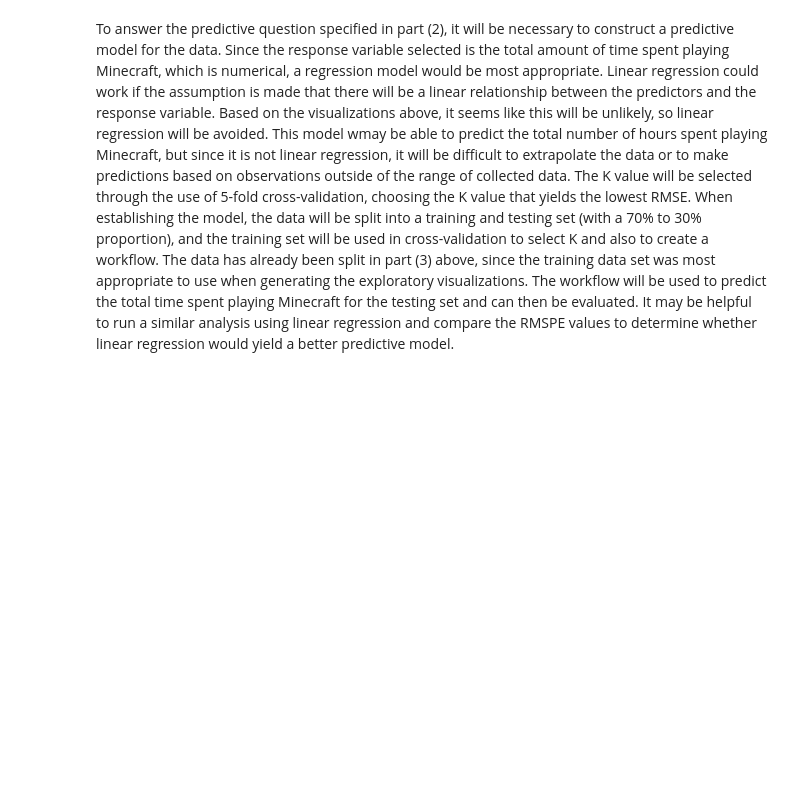
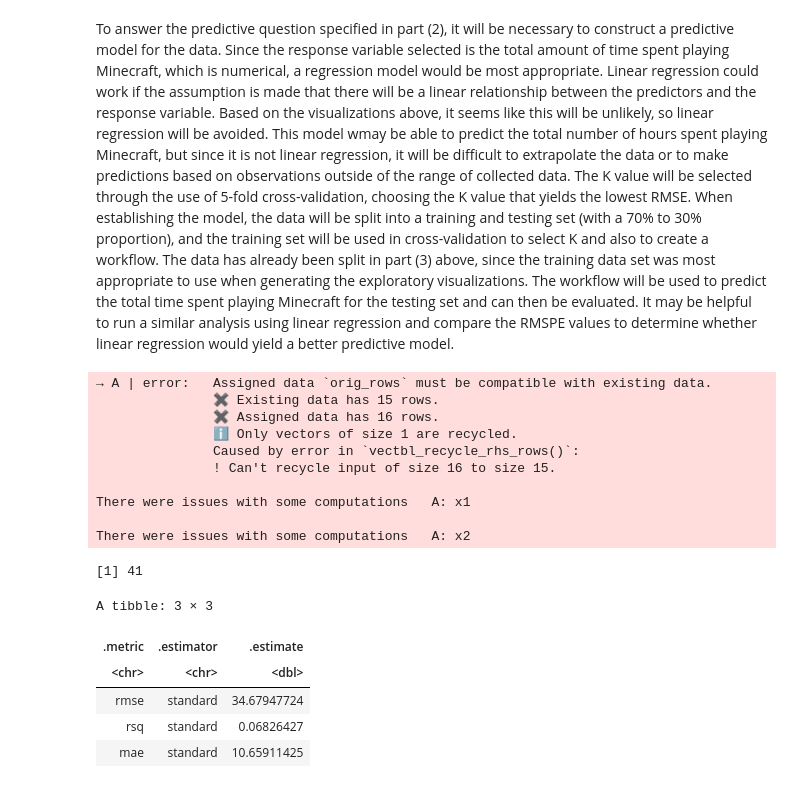
Before and after one commit to lilael-sakhawy/dsci_100_individual_project_planning_stage, a Jupyter notebook: finalproject.ipynb, the cells around one changed output. Saved outputs shown, nothing was run; the diff lists cells and outputs as text; code cells hidden in the pictures; blank space fills up the shorter version.

Commit message:
knn regression code

```diff
--- a/finalproject.ipynb
+++ b/finalproject.ipynb
@@ -347,0 +344,76 @@ To answer the predictive question specified in part (2), it will be necessary to
+# %%
+
+
+minecraft_spec <- nearest_neighbor(weight_func = 'rectangular', neighbors = tune()) |>
+      set_engine('kknn') |>
+      set_mode("regression")
+
+minecraft_recipe <- recipe(played_hours ~ Age + session_average, data = combined_training) |>#data= whatever training data is called
+      step_scale(all_predictors()) |>
+      step_center(all_predictors())
+
+minecraft_vfold <- vfold_cv(combined_training, v = 5, strata = played_hours) #strata=y
+minecraft_workflow <- workflow() |>
+  add_recipe(minecraft_recipe) |>
+  add_model(minecraft_spec)
+
+gridvals <- tibble(neighbors = seq(from = 1, to = 51, by = 10))
+minecraft_results <-minecraft_workflow|>
+      tune_grid(resamples = minecraft_vfold, grid = gridvals) |>
+      collect_metrics()
+
+minecraft_min <- minecraft_results |>
+   filter(.metric == "rmse") |>
+   slice_min(mean, n=1)
+
+k_min <- minecraft_min |>
+         pull(neighbors)
+
+# best knn regression using k with minimum RMSE
+minecraft_best_spec <- nearest_neighbor(weight_func = "rectangular", neighbors = k_min) |>
+         set_engine("kknn") |>
+         set_mode("regression")
+
+minecraft_best_fit <- workflow() |>
+         add_recipe(minecraft_recipe) |>
+         add_model(minecraft_best_spec) |>
+         fit(data = combined_training)
+
+minecraft_preds <- minecraft_best_fit |>
+          predict(combined_testing) |>
+          bind_cols(combined_testing) |>
+          metrics(truth = played_hours, estimate = .pred) #might not be necessary
+
+k_min
+minecraft_preds
+# minecraft_preds<-predict(minecraft_best_fit,minecraft_training)|>
+#  bind_cols(minecraft_training)
+# minecraft_preds
+
+#plotting
+# minecraft_plot<-minecraft_preds |>
+#     ggplot(aes(x = max, y = played_hours)) + #change x var
+# ggtitle("Max training distance over \npredicted race time")+
+#       geom_point() +
+# geom_line(aes(x=max,y=.pred), col='blue')+
+#       labs(x="maximum distance ran per week (mi)\n during training",y="race time (hour)") +
+#       theme(text = element_text(size = 20))
+# marathon_plot
+# %% [output]
+→ A | error:   Assigned data `orig_rows` must be compatible with existing data.
+               ✖ Existing data has 15 rows.
+               ✖ Assigned data has 16 rows.
+               ℹ Only vectors of size 1 are recycled.
+               Caused by error in `vectbl_recycle_rhs_rows()`:
+               ! Can't recycle input of size 16 to size 15.
+
+There were issues with some computations   A: x1
+
+There were issues with some computations   A: x2
+[1] 41
+A tibble: 3 × 3
+| .metric | .estimator | .estimate |
+| <chr> | <chr> | <dbl> |
+| rmse | standard | 34.67947724 |
+| rsq | standard | 0.06826427 |
+| mae | standard | 10.65911425 |
```
Also changed, not shown: parts of 4 cells of this notebook.
